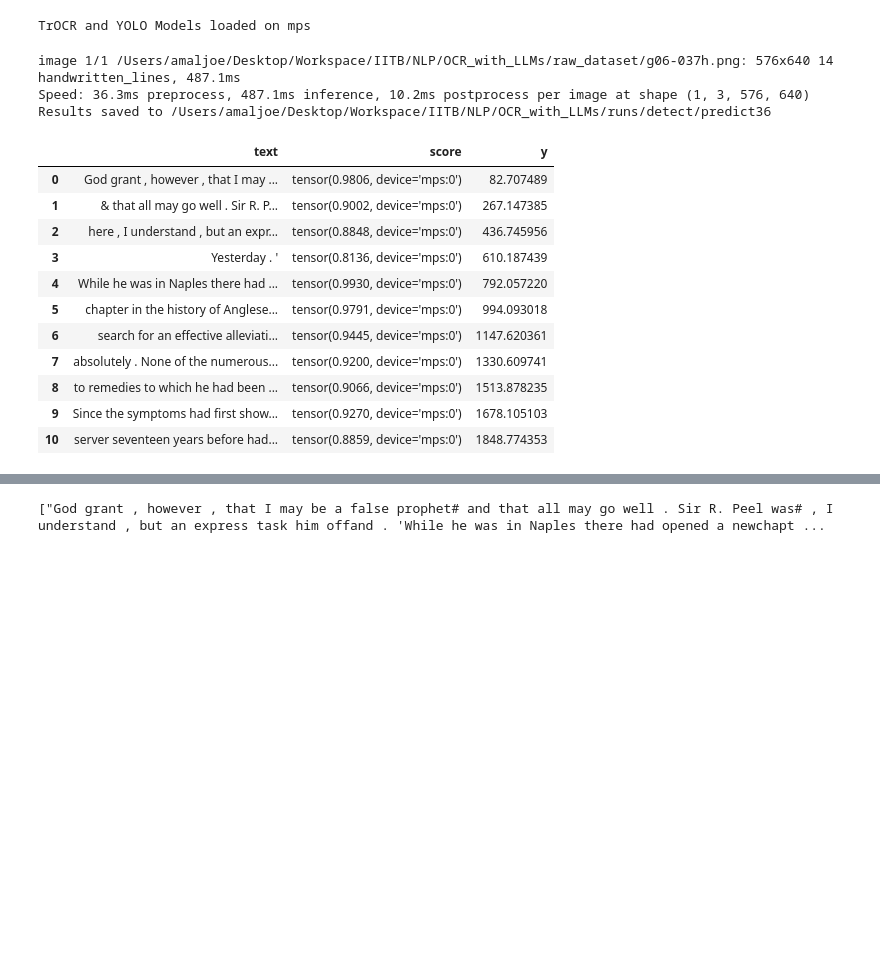
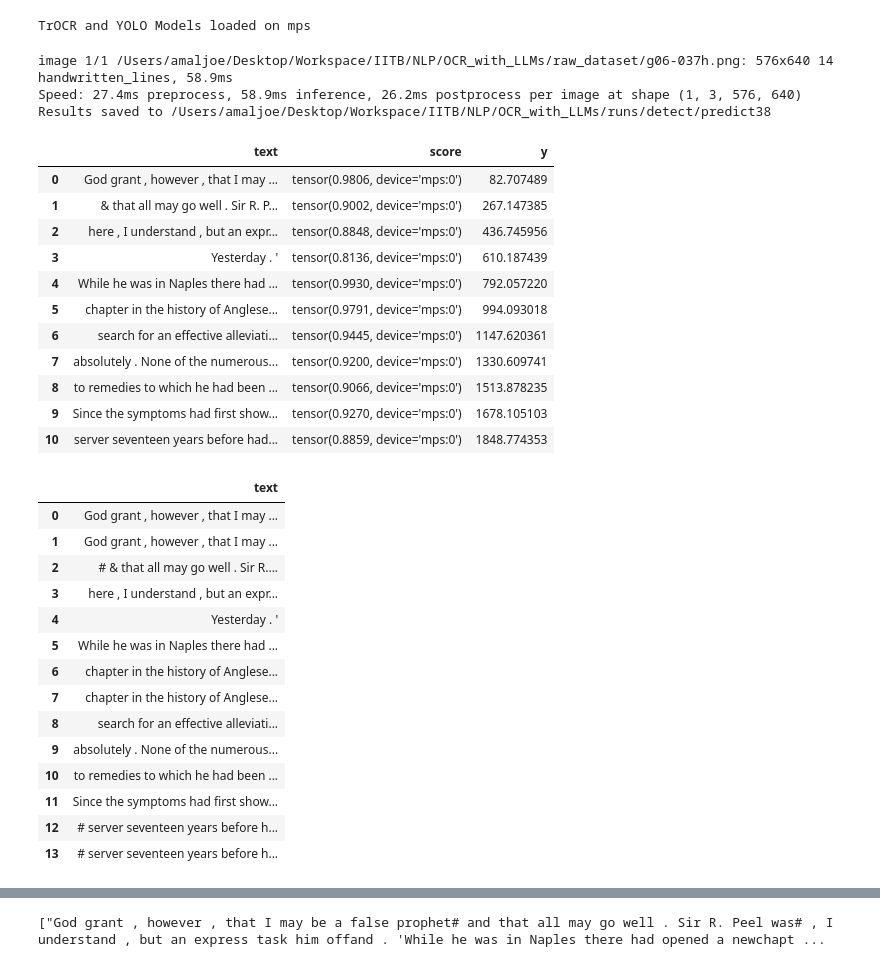
Before and after one commit to amaljoe/OCR_with_LLMs, a Jupyter notebook: trocr_yolo_roberta.ipynb, the cells around one changed output, grey strips where cells are left out. Saved outputs shown, nothing was run; the diff lists cells and outputs as text; code cells hidden in the pictures; blank space fills up the shorter version.

Commit message:
add roberta to notebook

```diff
--- a/trocr_yolo_roberta.ipynb
+++ b/trocr_yolo_roberta.ipynb
@@ -123,11 +123,29 @@ def inference(image_path, debug=False, return_texts='final'):
             new = qualified_texts[i]['bleu'] < BLEU_THRESHOLD
         return final_texts
 
+    def get_lm_logits(ocr_tokens, confidence):
+        tokens = ocr_tokens.clone()
+        indices = torch.where(confidence < 0.5)
+        for i, j in zip(indices[0], indices[1]):
+            if i != 6:
+                continue
+            tokens[i, j] = torch.tensor(50264)
+        inputs = tokens.reshape(1, -1)
+        with torch.no_grad():
+            outputs = roberta_model(input_ids=inputs, attention_mask=torch.ones(inputs.shape).to(device))
+            lm_logits = outputs.logits
+        return lm_logits.reshape(ocr_tokens.shape[0], ocr_tokens.shape[1], -1), indices
+
+
+
     cropped_images, y, bounding_box_path = get_cropped_images(image_path)
     if debug:
         print('Number of cropped images:', len(cropped_images))
     generated_texts, logits, gen_tokens = get_model_output(cropped_images)
     normalised_scores = get_scores(logits)
+    generated_df = pd.DataFrame({
+        'text': generated_texts,
+    })
     if return_texts == 'generated':
         return pd.DataFrame({
             'text': generated_texts,
@@ -149,21 +167,28 @@ def inference(image_path, debug=False, return_texts='final'):
         return pd.DataFrame(qualified_texts)
     final_texts = remove_overlapping_texts(qualified_texts)
     final_texts_df = pd.DataFrame(final_texts, columns=['text', 'score', 'y'])
-    final_tokens = [text['tokens'] for text in final_texts]
     final_logits = [text['logits'] for text in final_texts]
+    logits = torch.stack([logit for logit in final_logits], dim=0)
+    tokens = logits.argmax(-1)
+    confidence = logits.softmax(-1).max(-1).values
     if return_texts == 'final':
         return final_texts_df
 
-    return final_texts_df, bounding_box_path, final_tokens, final_logits
+    lm_logits, indices = get_lm_logits(tokens, confidence)
+    combined_logits = logits.clone()
+    for i, j in zip(indices[0], indices[1]):
+        combined_logits[i, j] = logits[i, j] * 0.9 + lm_logits[i, j] * 0.1
+
+    return final_texts_df, bounding_box_path, tokens, combined_logits, confidence, generated_df
 
 
 image_path = "raw_dataset/g06-037h.png"
-df, bounding_path, tokens, logits = inference(image_path, debug=False, return_texts='final_v2')
+df, bounding_path, tokens, logits, confidence, generated_df = inference(image_path, debug=False, return_texts='final_v2')
 df
 # %% [output]
-image 1/1 /Users/amaljoe/Desktop/Workspace/IITB/NLP/OCR_with_LLMs/raw_dataset/g06-037h.png: 576x640 14 handwritten_lines, 487.1ms
-Speed: 36.3ms preprocess, 487.1ms inference, 10.2ms postprocess per image at shape (1, 3, 576, 640)
-Results saved to /Users/amaljoe/Desktop/Workspace/IITB/NLP/OCR_with_LLMs/runs/detect/predict36
+image 1/1 /Users/amaljoe/Desktop/Workspace/IITB/NLP/OCR_with_LLMs/raw_dataset/g06-037h.png: 576x640 14 handwritten_lines, 58.9ms
+Speed: 27.4ms preprocess, 58.9ms inference, 26.2ms postprocess per image at shape (1, 3, 576, 640)
+Results saved to /Users/amaljoe/Desktop/Workspace/IITB/NLP/OCR_with_LLMs/runs/detect/predict38
 |  | text | score | y |
 | 0 | God grant , however , that I may ... | tensor(0.9806, device='mps:0') | 82.707489 |
 | 1 | & that all may go well . Sir R. P... | tensor(0.9002, device='mps:0') | 267.147385 |
@@ -176,4 +201,22 @@ Results saved to /Users/amaljoe/Desktop/Workspace/IITB/NLP/OCR_with_LLMs/runs/de
 | 8 | to remedies to which he had been ... | tensor(0.9066, device='mps:0') | 1513.878235 |
 | 9 | Since the symptoms had first show... | tensor(0.9270, device='mps:0') | 1678.105103 |
 | 10 | server seventeen years before had... | tensor(0.8859, device='mps:0') | 1848.774353 |
+# %%
+generated_df
+# %% [output]
+|  | text |
+| 0 | God grant , however , that I may ... |
+| 1 | God grant , however , that I may ... |
+| 2 | # & that all may go well . Sir R.... |
+| 3 | here , I understand , but an expr... |
+| 4 | Yesterday . ' |
+| 5 | While he was in Naples there had ... |
+| 6 | chapter in the history of Anglese... |
+| 7 | chapter in the history of Anglese... |
+| 8 | search for an effective alleviati... |
+| 9 | absolutely . None of the numerous... |
+| 10 | to remedies to which he had been ... |
+| 11 | Since the symptoms had first show... |
+| 12 | # server seventeen years before h... |
+| 13 | # server seventeen years before h... |
 # %%
```
Also changed, not shown: parts of 1 cell of this notebook.
